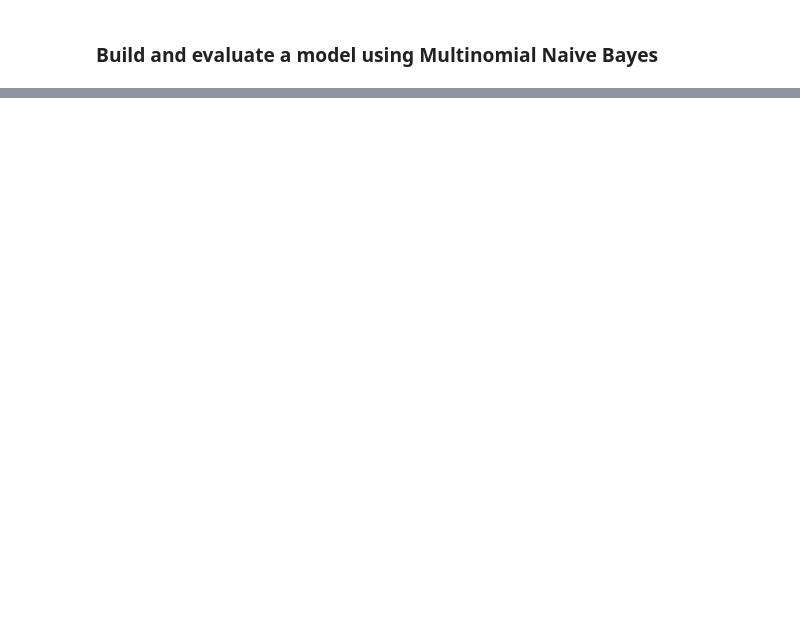
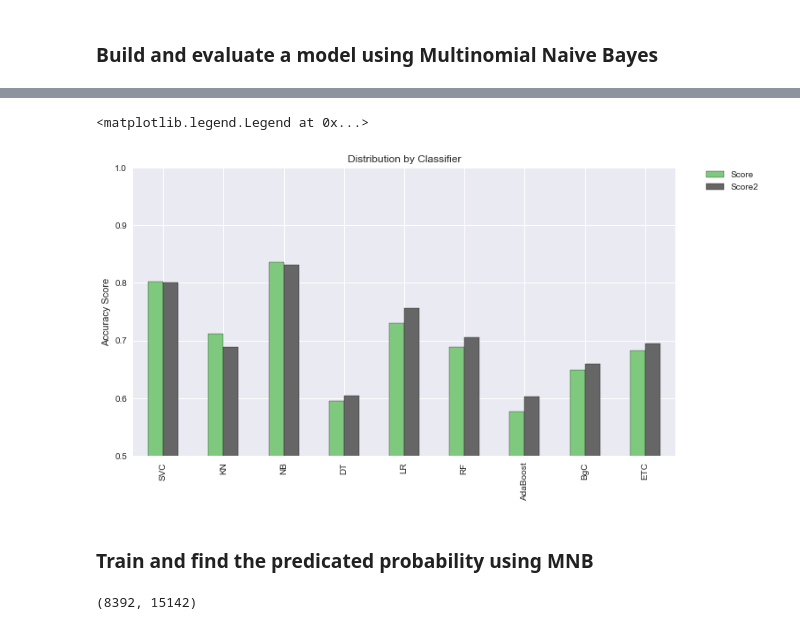
Before and after one commit to moshfiqur/blistering-barnacles, a Jupyter notebook: spooky_author_detection/spooky_author_detection.ipynb, the cells around one changed output, grey strips where cells are left out. Cells and saved outputs as stored; diff of their text form; code cells hidden in the pictures; blank space fills up the shorter version.

```diff
--- a/spooky_author_detection/spooky_author_detection.ipynb
+++ b/spooky_author_detection/spooky_author_detection.ipynb
@@ -124,0 +226,12 @@ array([2, 2, 0, ..., 1, 0, 0])
+# %%
+text_features = text_features.apply(stemmer)
+# %%
+features = vect_tfid.fit_transform(text_features)
+# %%
+X_train, X_test, y_train, y_test = train_test_split(features, df_train['author_num'], test_size=0.3, random_state=111)
+# %%
+pred_scores = []
+for k,v in clfs.items():
+    train_classifier(v, X_train, y_train)
+    pred = predict_labels(v, X_test)
+    pred_scores.append((k, [accuracy_score(y_test, pred)]))
@@ -124,0 +250,14 @@ array([2, 2, 0, ..., 1, 0, 0])
+# %%
+df_plot2 = pd.DataFrame.from_items(pred_scores, orient='index', columns=['Score2'])
+df_plot2 = pd.concat([df_plot1, df_plot2],axis=1)
+
+df_plot2.plot(kind='bar', ylim=(0.5, 1.0), figsize=(11,6), align='center', colormap="Accent")
+plt.xticks(np.arange(9), df_plot2.index)
+plt.ylabel('Accuracy Score')
+plt.title('Distribution by Classifier')
+plt.legend(bbox_to_anchor=(1.05, 1), loc=2, borderaxespad=0.)
+# %% [output]
+<matplotlib.legend.Legend at 0x...>
+[figure, added]
+# %% [markdown]
+### Train and find the predicated probability using MNB
@@ -124,0 +270,4 @@ array([2, 2, 0, ..., 1, 0, 0])
+# %%
+test_features.shape
+# %% [output]
+(8392, 15142)
```
Also changed, not shown: parts of 42 cells of this notebook.
